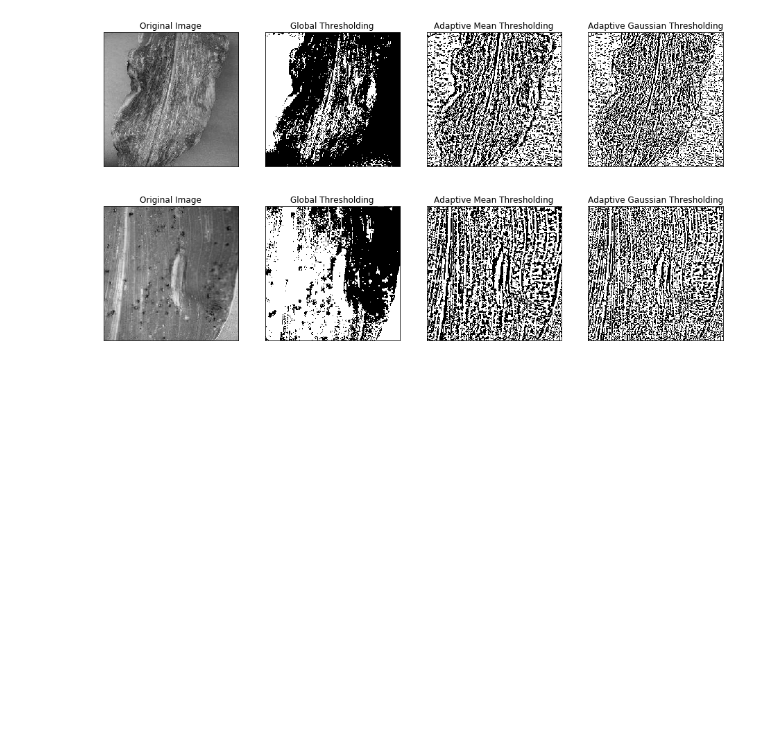
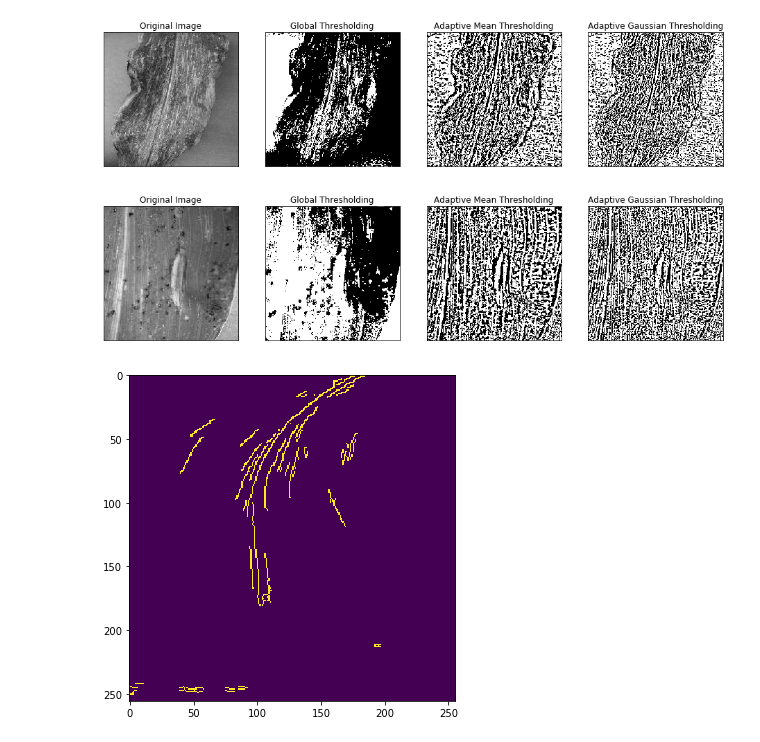
Before and after one commit to lyleokoth/maize-disease-detection, a Jupyter notebook: notebooks/Data Exploration 3.ipynb, the cells around one changed output. Drawn from its saved outputs; the diff is of its cells as text; code cells hidden in the pictures; blank space fills up the shorter version.

```diff
--- a/notebooks/Data Exploration 3.ipynb
+++ b/notebooks/Data Exploration 3.ipynb
@@ -243,3 +244,13 @@ nothern_leaf_blight_images_threshed, nothern_leaf_blight_images_threshed_names =
 plot_threshold_images(nothern_leaf_blight_images_threshed, nothern_leaf_blight_images_threshed_names)
 # %% [output]
 [figure]
+# %%
+#Let us try edge detection on the color images
+def detect_edges_color(image):
+    edges = cv2.Canny(image, 100, 200)
+    plt.figure(figsize=(12,6))
+    plt.imshow(edges)
+# %%
+detect_edges_color(healthy_images[0])
+# %% [output]
+[figure, added]
```
Also changed, not shown: parts of 20 cells of this notebook, 7 other files.
